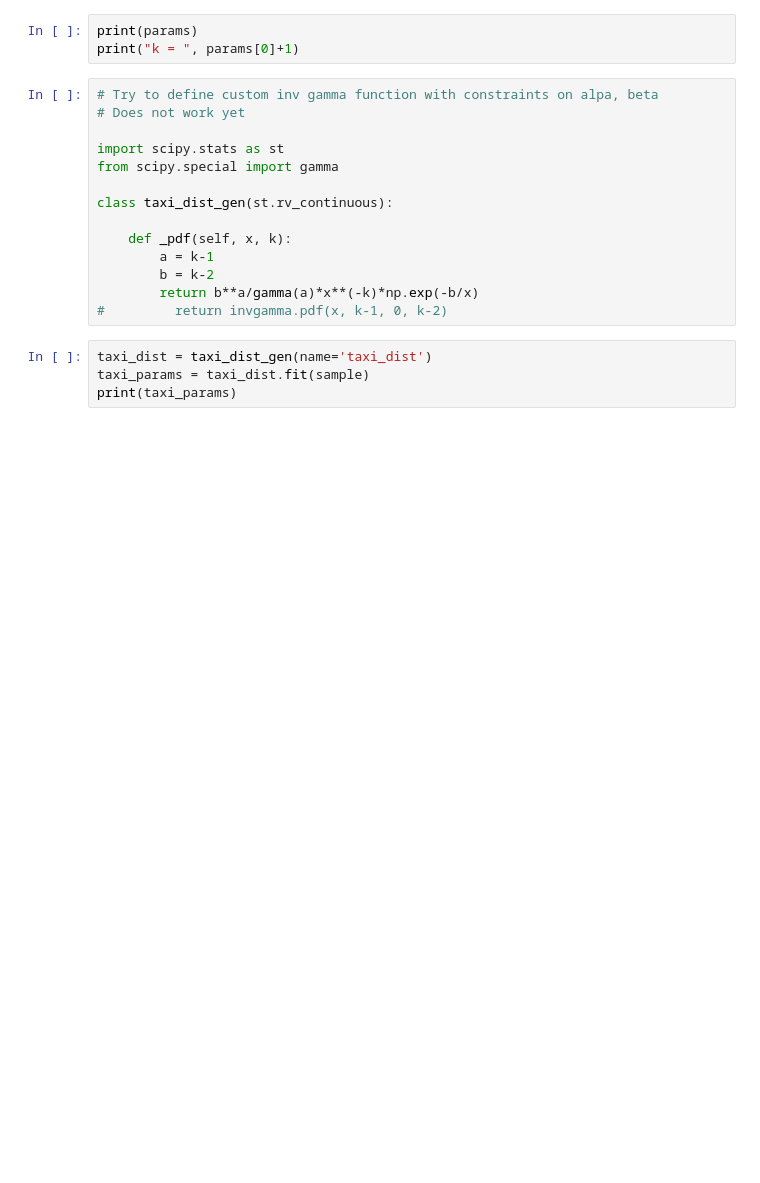
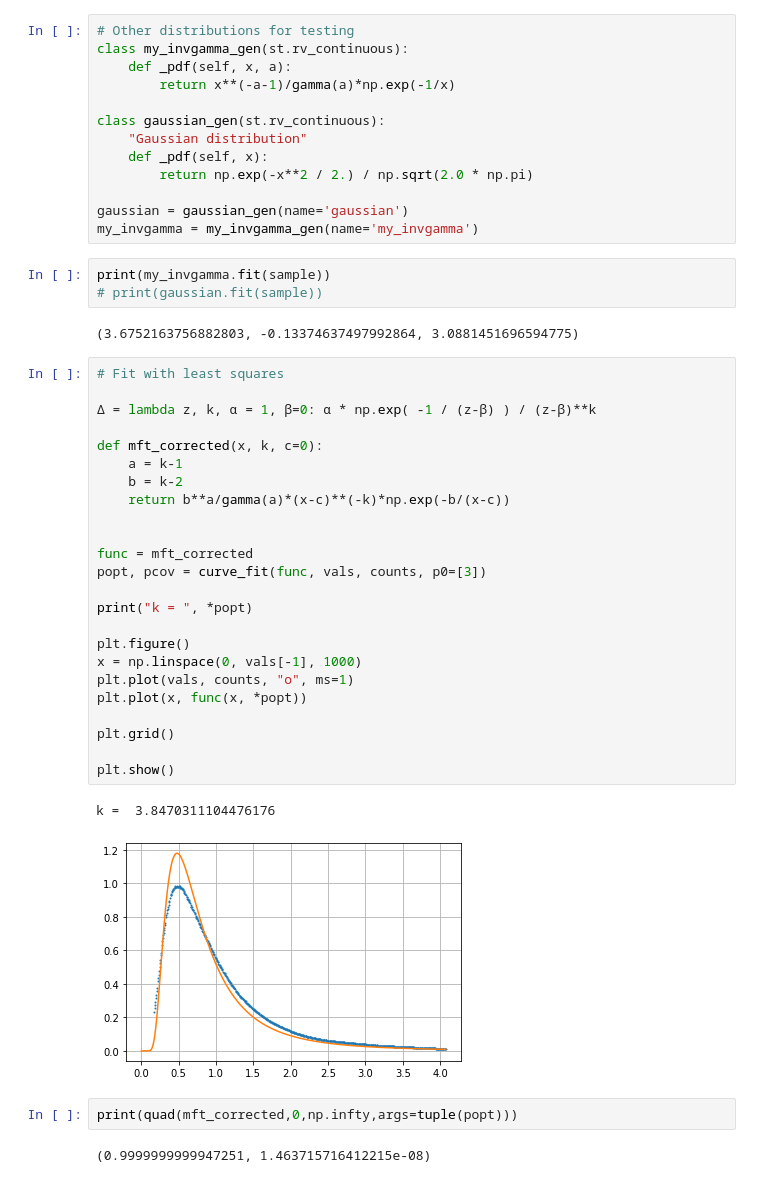
Before and after one commit to poss-group/NYTaxiDataAnalysis, a Jupyter notebook: TaxiDataAnalysis.ipynb, the cells around one changed output. Saved outputs shown, nothing was run; the diff lists cells and outputs as text; blank space fills up the shorter version.

```diff
--- a/TaxiDataAnalysis.ipynb
+++ b/TaxiDataAnalysis.ipynb
@@ -71,21 +126,49 @@ plt.show()
-# %%
-print(params)
-print("k = ", params[0]+1)
 # %%
-# Try to define custom inv gamma function with constraints on alpa, beta
-# Does not work yet
+# Other distributions for testing
+class my_invgamma_gen(st.rv_continuous):
+    def _pdf(self, x, a):
+        return x**(-a-1)/gamma(a)*np.exp(-1/x)
 
-import scipy.stats as st
-from scipy.special import gamma
+class gaussian_gen(st.rv_continuous):
+    "Gaussian distribution"
+    def _pdf(self, x):
+        return np.exp(-x**2 / 2.) / np.sqrt(2.0 * np.pi)
 
-class taxi_dist_gen(st.rv_continuous):
-
-    def _pdf(self, x, k):
-        a = k-1
-        b = k-2
-        return b**a/gamma(a)*x**(-k)*np.exp(-b/x)
-#         return invgamma.pdf(x, k-1, 0, k-2)
+gaussian = gaussian_gen(name='gaussian')
+my_invgamma = my_invgamma_gen(name='my_invgamma')
 # %%
-taxi_dist = taxi_dist_gen(name='taxi_dist')
-taxi_params = taxi_dist.fit(sample)
-print(taxi_params)
+print(my_invgamma.fit(sample))
+# print(gaussian.fit(sample))
+# %% [output]
+(3.6752163756882803, -0.13374637497992864, 3.0881451696594775)
+# %%
+# Fit with least squares
+
+Δ = lambda z, k, α = 1, β=0: α * np.exp( -1 / (z-β) ) / (z-β)**k
+
+def mft_corrected(x, k, c=0):
+    a = k-1
+    b = k-2
+    return b**a/gamma(a)*(x-c)**(-k)*np.exp(-b/(x-c))
+
+
+func = mft_corrected
+popt, pcov = curve_fit(func, vals, counts, p0=[3])
+
+print("k = ", *popt)
+
+plt.figure()
+x = np.linspace(0, vals[-1], 1000)
+plt.plot(vals, counts, "o", ms=1)
+plt.plot(x, func(x, *popt))
+
+plt.grid()
+
+plt.show()
+# %% [output]
+k =  3.8470311104476176
+[figure, added]
+# %%
+print(quad(mft_corrected,0,np.infty,args=tuple(popt)))
+# %% [output]
+(0.9999999999947251, 1.463715716412215e-08)
```
Also changed, not shown: parts of 9 cells of this notebook.
